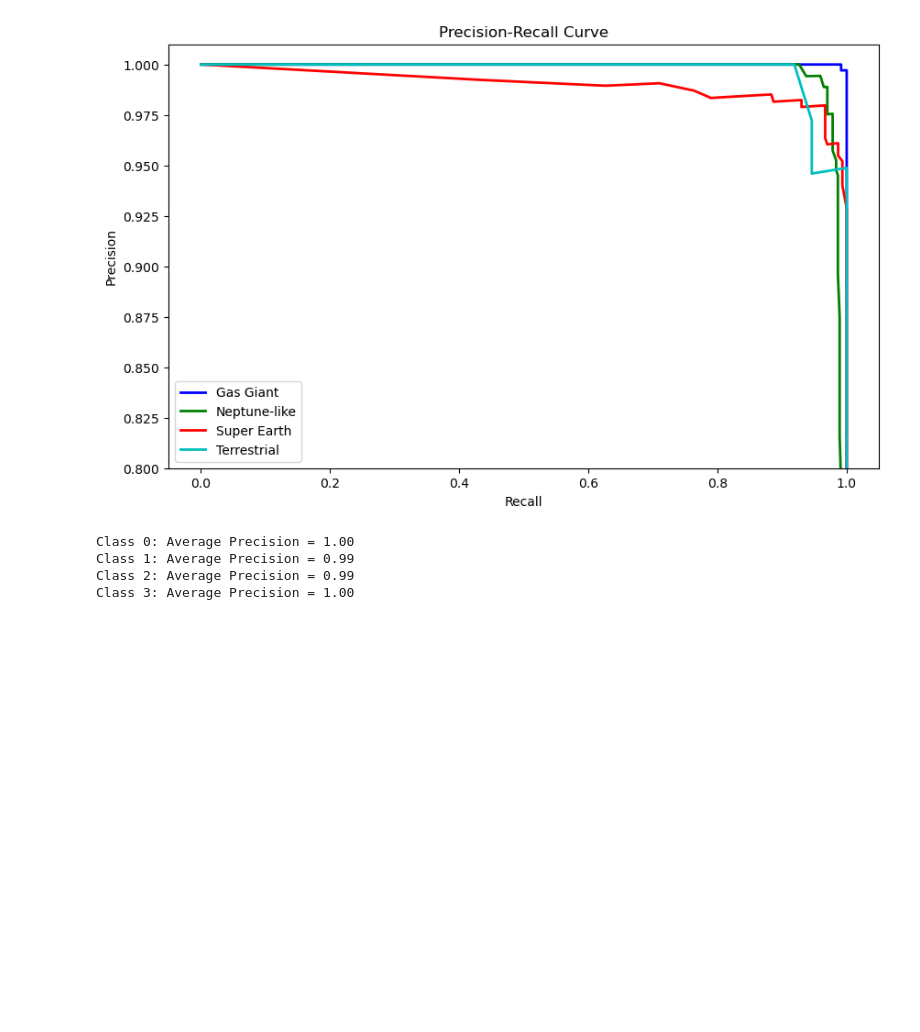
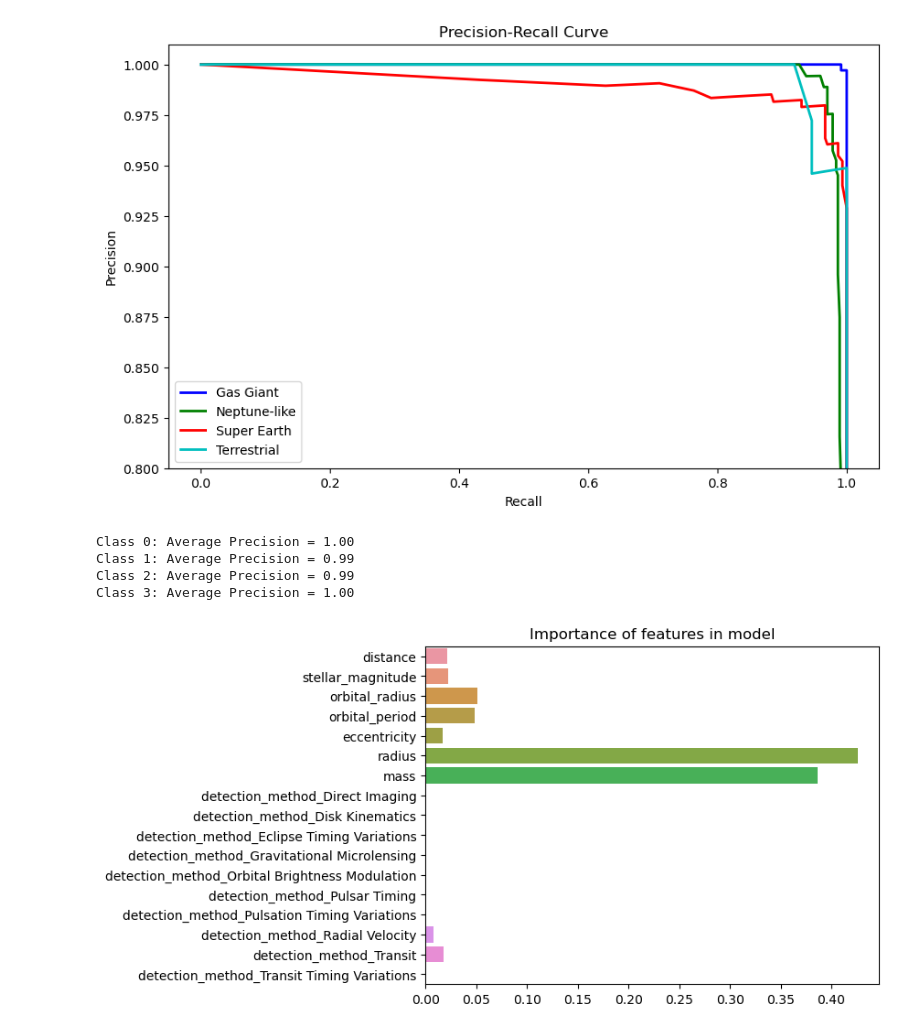
Before and after one commit to jkmschoultz/exoplanet-classifier, a Jupyter notebook: exoplanet_classification.ipynb, the cells around one changed output. Drawn from its saved outputs; the diff is of its cells as text; code cells hidden in the pictures; blank space fills up the shorter version.

```diff
--- a/exoplanet_classification.ipynb
+++ b/exoplanet_classification.ipynb
@@ -94,7 +94,7 @@ dtype: int64
 # Possible planet types
 print(df.planet_type.unique())
 print(df[df.planet_type == 'Unknown'])
-#df = pd.get_dummies(df, columns=['detection_method'], drop_first=True)
+df = pd.get_dummies(df, columns=['detection_method'], drop_first=True)
 unknown = df[df.planet_type == 'Unknown']
 df = df.drop(df[df.planet_type == 'Unknown'].index) # Drop unknown planets
 print(df.planet_type.unique())
@@ -285,3 +285,13 @@ Class 0: Average Precision = 1.00
 Class 1: Average Precision = 0.99
 Class 2: Average Precision = 0.99
 Class 3: Average Precision = 1.00
+# %%
+# Show importance of each feature in model in making classification
+importances = model.feature_importances_
+features = X_train.columns
+
+sns.barplot(x=importances, y=features)
+plt.title('Importance of features in model')
+plt.show()
+# %% [output]
+[figure, added]
```
Also changed, not shown: parts of 2 cells of this notebook.
